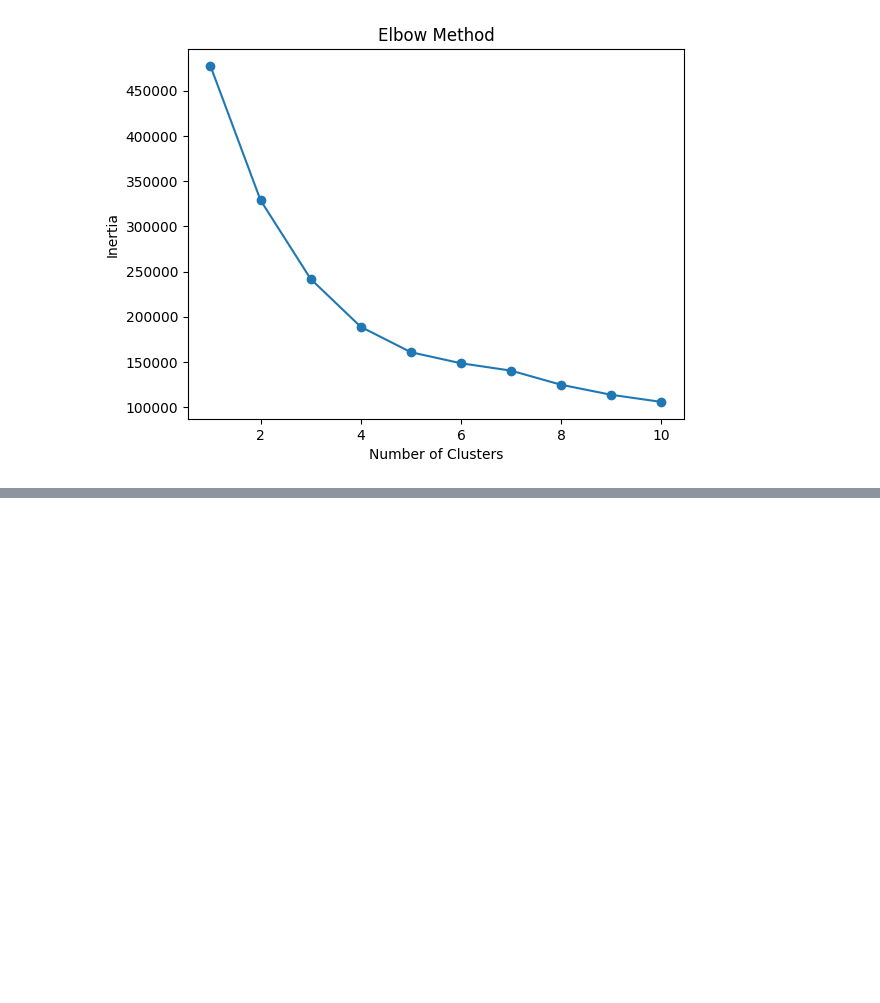
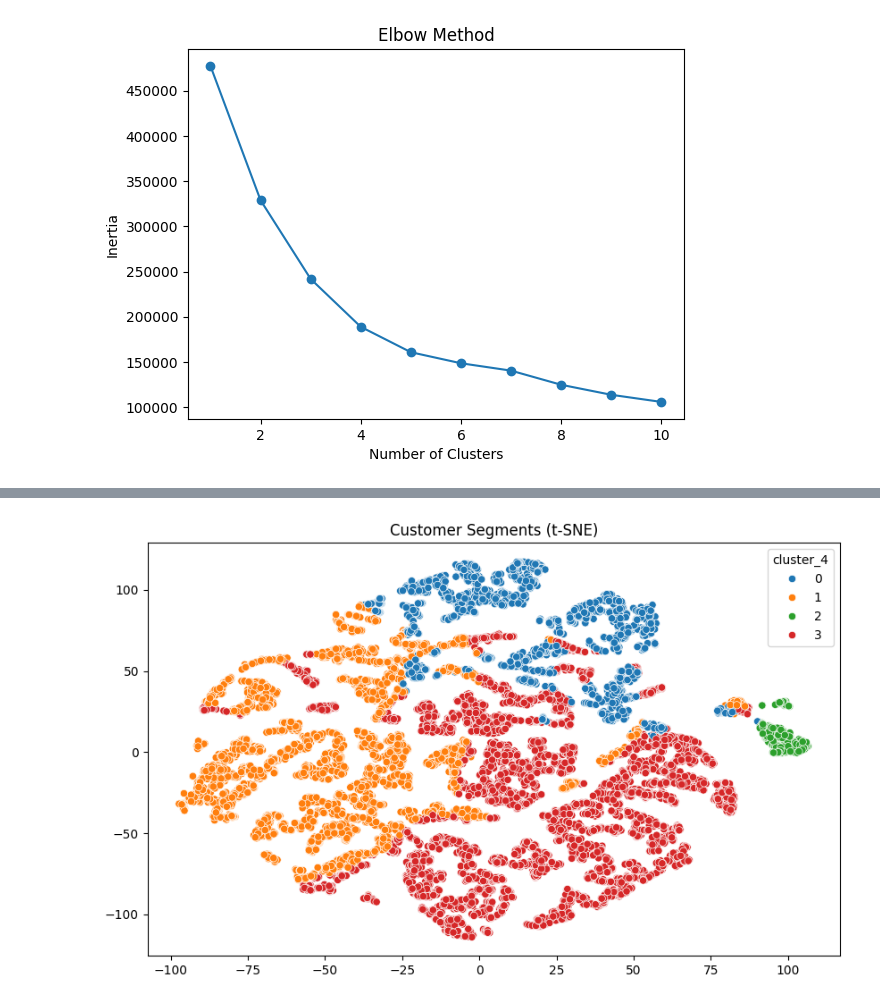
Before and after one commit to ferrettijaime-cmd/Professional_portfolio, a Jupyter notebook: Churn_and_Marketing_Analytics/Script_Python/customer_classification.ipynb, the cells around one changed output, grey strips where cells are left out. Cells and saved outputs as stored; diff of their text form; code cells hidden in the pictures; blank space fills up the shorter version.

```diff
--- a/Churn_and_Marketing_Analytics/Script_Python/customer_classification.ipynb
+++ b/Churn_and_Marketing_Analytics/Script_Python/customer_classification.ipynb
@@ -208,0 +233,8 @@ t-SNE
+# %%
+kmeans_4 = KMeans(
+    n_clusters=4,
+    random_state=42,
+    n_init=10
+)
+
+ml_df["cluster_4"] = kmeans_4.fit_predict(X_scaled)
@@ -208,0 +271,33 @@ t-SNE
+# %%
+sample_idx = np.random.choice(
+    len(X_scaled),
+    size=15000,
+    replace=False
+)
+
+X_sample = X_scaled[sample_idx]
+
+cluster_sample = ml_df["cluster_4"].iloc[sample_idx]
+# %%
+from sklearn.manifold import TSNE
+
+tsne = TSNE(
+    n_components=2,
+    random_state=42
+)
+
+X_tsne = tsne.fit_transform(X_sample)
+# %%
+plt.figure(figsize=(10,6))
+
+sns.scatterplot(
+    x=X_tsne[:,0],
+    y=X_tsne[:,1],
+    hue=cluster_sample,
+    palette="tab10"
+)
+
+plt.title("Customer Segments (t-SNE)")
+plt.show()
+# %% [output]
+[figure, added]
```
Also changed, not shown: parts of 11 cells of this notebook.
